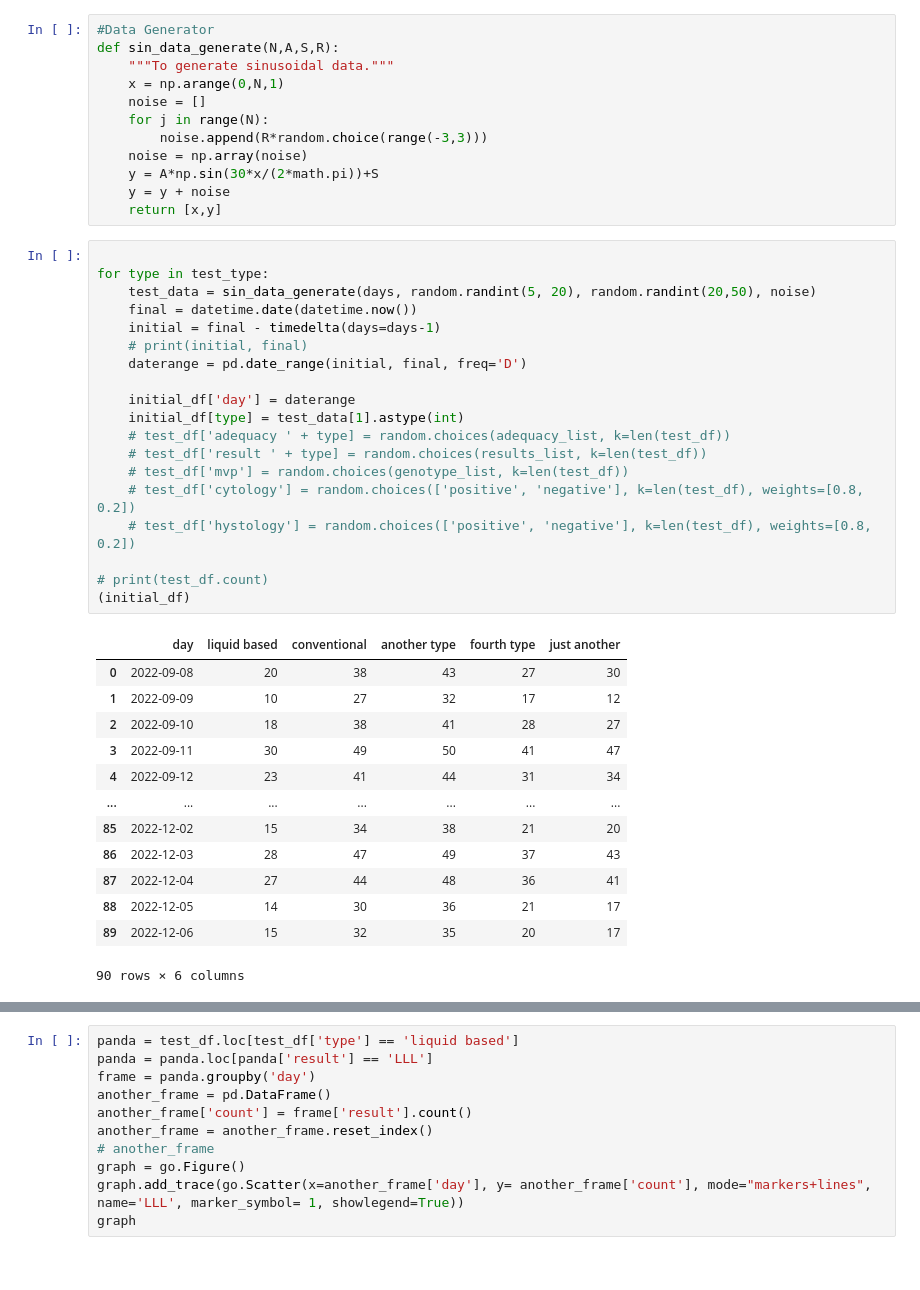
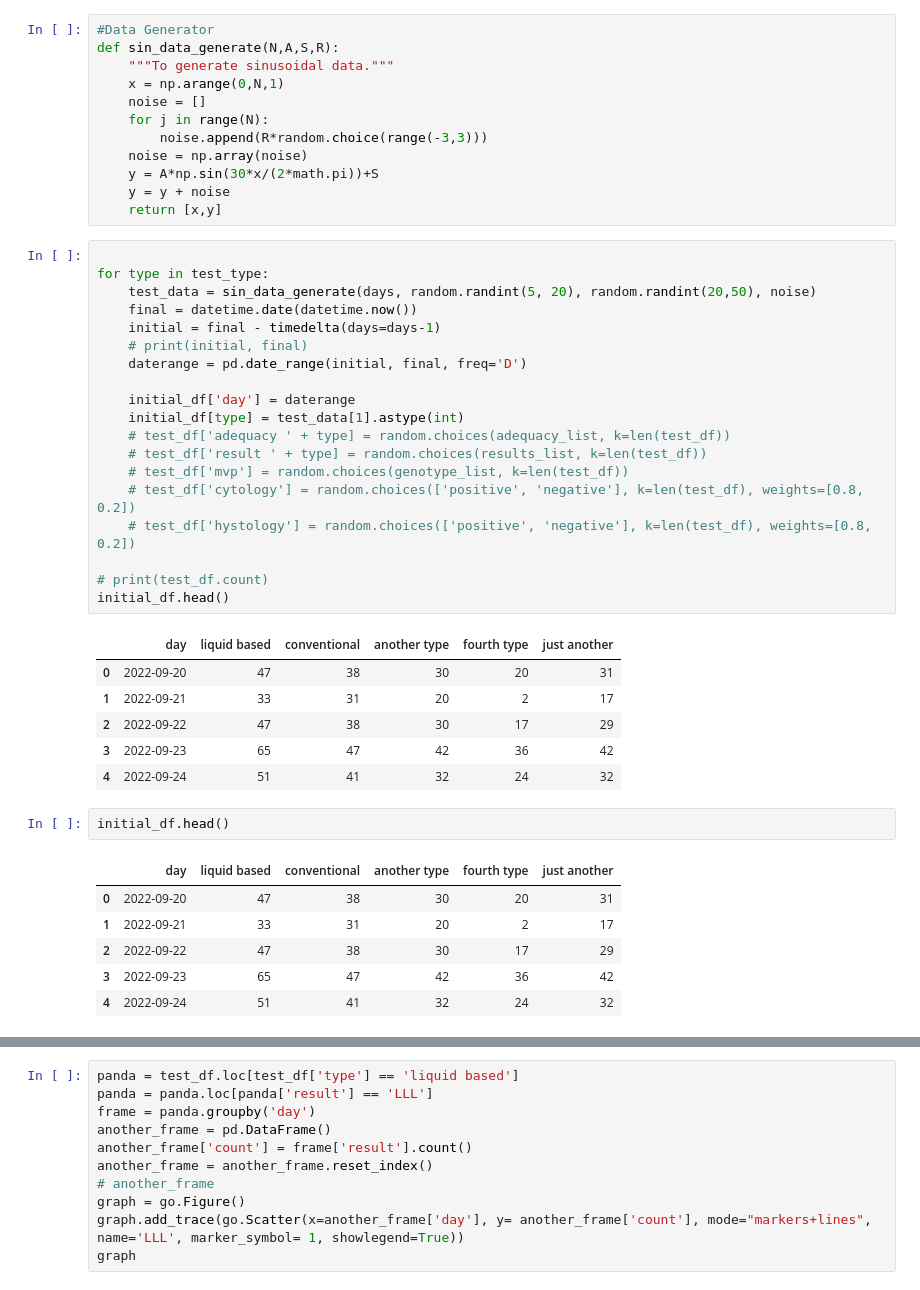
Before and after one commit to mathmax-team/USCAP_Thyroid, a Jupyter notebook: test_notebook.ipynb, the cells around one changed output, grey strips where cells are left out. Saved outputs shown, nothing was run; the diff lists cells and outputs as text.

```diff
--- a/test_notebook.ipynb
+++ b/test_notebook.ipynb
@@ -52,36 +52,38 @@ def sin_data_generate(N,A,S,R):
 # %%
 
 for type in test_type:
     test_data = sin_data_generate(days, random.randint(5, 20), random.randint(20,50), noise)
     final = datetime.date(datetime.now())
     initial = final - timedelta(days=days-1)
     # print(initial, final)
     daterange = pd.date_range(initial, final, freq='D')
 
     initial_df['day'] = daterange
     initial_df[type] = test_data[1].astype(int)
     # test_df['adequacy ' + type] = random.choices(adequacy_list, k=len(test_df))
     # test_df['result ' + type] = random.choices(results_list, k=len(test_df))
     # test_df['mvp'] = random.choices(genotype_list, k=len(test_df))
     # test_df['cytology'] = random.choices(['positive', 'negative'], k=len(test_df), weights=[0.8, 0.2])
     # test_df['hystology'] = random.choices(['positive', 'negative'], k=len(test_df), weights=[0.8, 0.2])
 
 # print(test_df.count)
-(initial_df)
+initial_df.head()
 # %% [output]
 |  | day | liquid based | conventional | another type | fourth type | just another |
-| 0 | 2022-09-08 | 20 | 38 | 43 | 27 | 30 |
-| 1 | 2022-09-09 | 10 | 27 | 32 | 17 | 12 |
-| 2 | 2022-09-10 | 18 | 38 | 41 | 28 | 27 |
-| 3 | 2022-09-11 | 30 | 49 | 50 | 41 | 47 |
-| 4 | 2022-09-12 | 23 | 41 | 44 | 31 | 34 |
-| ... | ... | ... | ... | ... | ... | ... |
-| 85 | 2022-12-02 | 15 | 34 | 38 | 21 | 20 |
-| 86 | 2022-12-03 | 28 | 47 | 49 | 37 | 43 |
-| 87 | 2022-12-04 | 27 | 44 | 48 | 36 | 41 |
-| 88 | 2022-12-05 | 14 | 30 | 36 | 21 | 17 |
-| 89 | 2022-12-06 | 15 | 32 | 35 | 20 | 17 |
+| 0 | 2022-09-20 | 47 | 38 | 30 | 20 | 31 |
+| 1 | 2022-09-21 | 33 | 31 | 20 | 2 | 17 |
+| 2 | 2022-09-22 | 47 | 38 | 30 | 17 | 29 |
+| 3 | 2022-09-23 | 65 | 47 | 42 | 36 | 42 |
+| 4 | 2022-09-24 | 51 | 41 | 32 | 24 | 32 |
-90 rows × 6 columns
+# %%
+initial_df.head()
+# %% [output]
+|  | day | liquid based | conventional | another type | fourth type | just another |
+| 0 | 2022-09-20 | 47 | 38 | 30 | 20 | 31 |
+| 1 | 2022-09-21 | 33 | 31 | 20 | 2 | 17 |
+| 2 | 2022-09-22 | 47 | 38 | 30 | 17 | 29 |
+| 3 | 2022-09-23 | 65 | 47 | 42 | 36 | 42 |
+| 4 | 2022-09-24 | 51 | 41 | 32 | 24 | 32 |
 # %%
 print(test_df.columns)
 for type in test_type:
```
Also changed, not shown: parts of 5 cells of this notebook, 3 other files.
